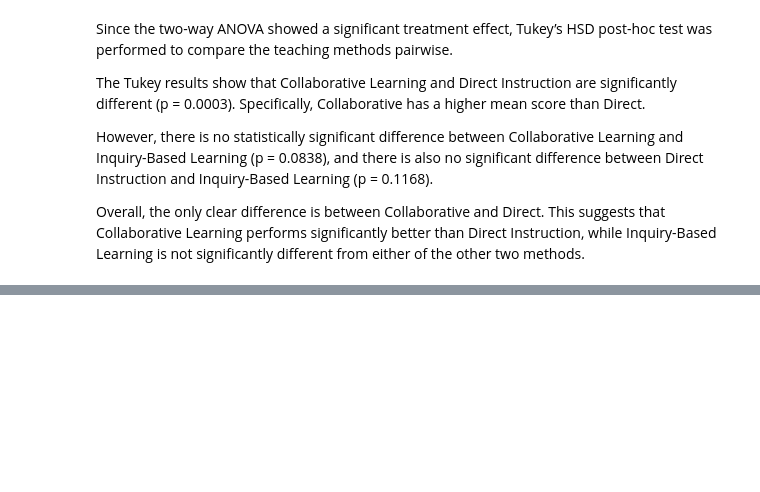
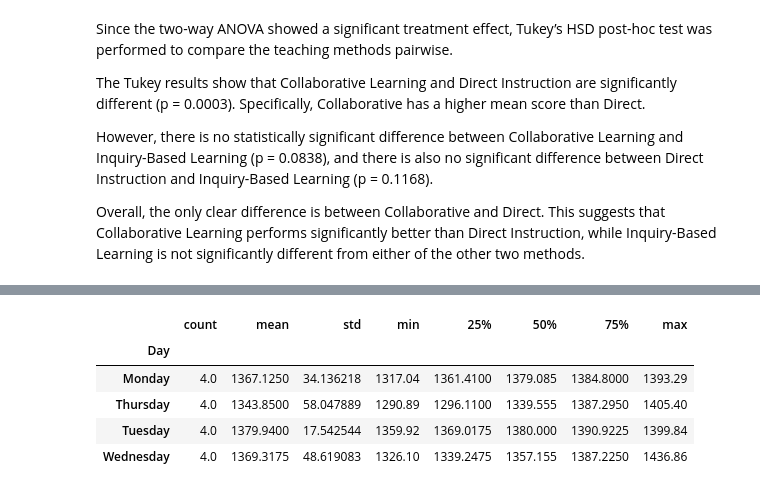
Before and after one commit to Sravan5452/STAT-7220-Applied-Experimental-Design, a Jupyter notebook: Assignments/HW2/HW-2_myne.ipynb, the cells around one changed output, grey strips where cells are left out. Cells and saved outputs as stored; diff of their text form; code cells hidden in the pictures; blank space fills up the shorter version.

```diff
--- a/Assignments/HW2/HW-2_myne.ipynb
+++ b/Assignments/HW2/HW-2_myne.ipynb
@@ -282,0 +308,9 @@ Alternative hypothesis (HA): At least one online learning platform has a differe
+# %%
+df2.groupby("Day")["Engagement"].describe()
+# %% [output]
+|  | count | mean | std | min | 25% | 50% | 75% | max |
+| Day |  |  |  |  |  |  |  |  |
+| Monday | 4.0 | 1367.1250 | 34.136218 | 1317.04 | 1361.4100 | 1379.085 | 1384.8000 | 1393.29 |
+| Thursday | 4.0 | 1343.8500 | 58.047889 | 1290.89 | 1296.1100 | 1339.555 | 1387.2950 | 1405.40 |
+| Tuesday | 4.0 | 1379.9400 | 17.542544 | 1359.92 | 1369.0175 | 1380.000 | 1390.9225 | 1399.84 |
+| Wednesday | 4.0 | 1369.3175 | 48.619083 | 1326.10 | 1339.2475 | 1357.155 | 1387.2250 | 1436.86 |
```
Also changed, not shown: parts of 7 cells of this notebook.
